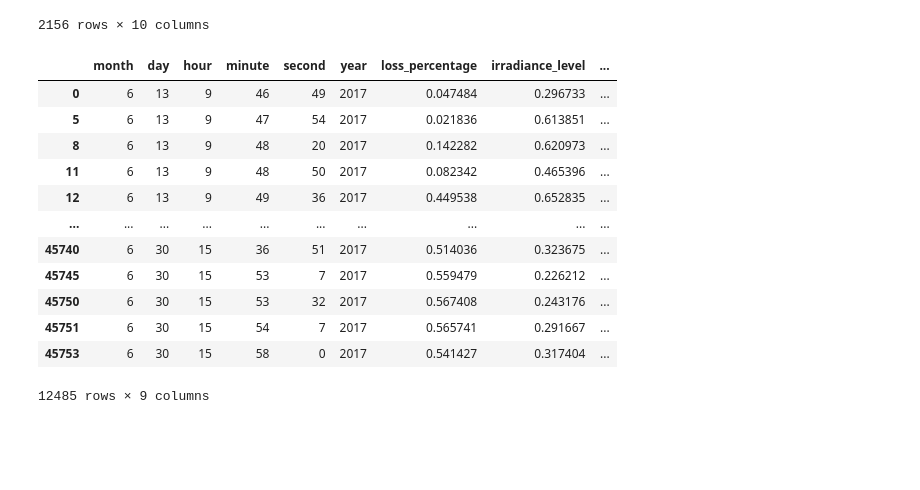
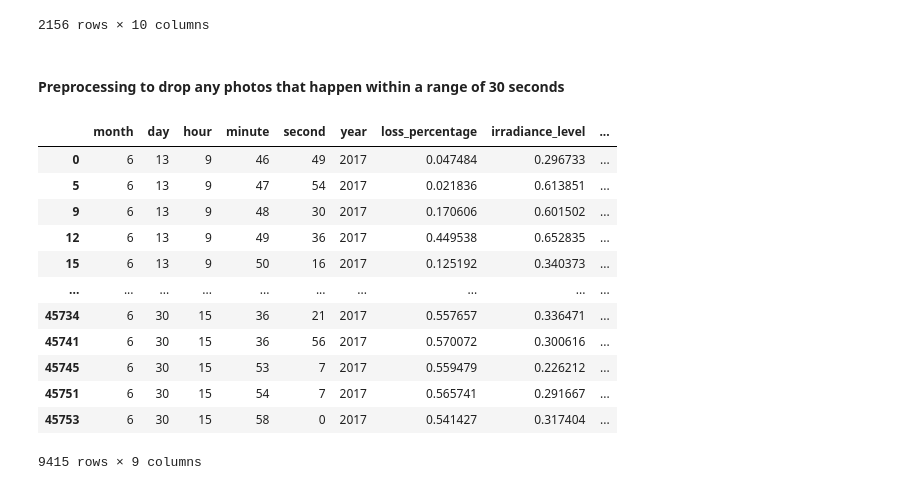
Before and after one commit to tomasrodriguesf1/CV-Project, a Jupyter notebook: Preprocessing + EDA.ipynb, the cells around one changed output. Saved outputs shown, nothing was run; the diff lists cells and outputs as text; code cells hidden in the pictures; blank space fills up the shorter version.

```diff
--- a/Preprocessing + EDA.ipynb
+++ b/Preprocessing + EDA.ipynb
@@ -92,0 +114,20 @@ for column in columns_to_convert:
+# %%
+# Set the bin width
+bin_width = 0.1
+
+# Create bins from 0 to 1 with a step of bin_width
+bins = np.arange(0, 1.1, bin_width)
+
+# Count occurrences in each bin
+hist, bin_edges = np.histogram(df['loss_percentage'], bins=bins)
+
+# Visualize the histogram
+plt.bar(bins[:-1], hist, width=bin_width, align='edge', edgecolor='black')
+plt.xlabel('Loss Percentage Bins')
+plt.ylabel('Count')
+plt.title('Histogram of Loss Percentages')
+plt.show()
+
+# Display the results
+for i in range(len(hist)):
+    print(f"Bin {bins[i]:.1f} - {bins[i+1]:.1f}: {hist[i]} counts")
@@ -147,39 +226,39 @@ filtered_df
 | 45751 | 6 | 30 | 15 | 54 | 7 | 2017 | 0.565741 | 0.291667 | ... |
 | 45753 | 6 | 30 | 15 | 58 | 0 | 2017 | 0.541427 | 0.317404 | ... |
 2156 rows × 10 columns
+# %% [markdown]
+#### Preprocessing to drop any photos that happen within a range of 30 seconds
 # %%
-
 df_copy = df.copy()
-
 
 # Initialize a list to store the indices to keep
 indices_to_keep = [df.index[0]]
 
 # Iterate through the DataFrame and keep rows that are more than 20 seconds apart
 for i in range(1, len(df)):
     time_difference = (df['timestamp'].iloc[i] - df['timestamp'].iloc[indices_to_keep[-1]]).seconds
-    if time_difference > 20:
+    if time_difference > 30:
         indices_to_keep.append(i)
 
 # Filter the DataFrame based on the selected indices
 filtered_df = df.loc[indices_to_keep]
 
 # Drop the timestamp column if you don't need it in the final result
 filtered_df = filtered_df.drop(columns='timestamp')
 
 # Print the result
 filtered_df
 # %% [output]
 |  | month | day | hour | minute | second | year | loss_percentage | irradiance_level | ... |
 | 0 | 6 | 13 | 9 | 46 | 49 | 2017 | 0.047484 | 0.296733 | ... |
 | 5 | 6 | 13 | 9 | 47 | 54 | 2017 | 0.021836 | 0.613851 | ... |
-| 8 | 6 | 13 | 9 | 48 | 20 | 2017 | 0.142282 | 0.620973 | ... |
-| 11 | 6 | 13 | 9 | 48 | 50 | 2017 | 0.082342 | 0.465396 | ... |
+| 9 | 6 | 13 | 9 | 48 | 30 | 2017 | 0.170606 | 0.601502 | ... |
 | 12 | 6 | 13 | 9 | 49 | 36 | 2017 | 0.449538 | 0.652835 | ... |
+| 15 | 6 | 13 | 9 | 50 | 16 | 2017 | 0.125192 | 0.340373 | ... |
 | ... | ... | ... | ... | ... | ... | ... | ... | ... | ... |
-| 45740 | 6 | 30 | 15 | 36 | 51 | 2017 | 0.514036 | 0.323675 | ... |
+| 45734 | 6 | 30 | 15 | 36 | 21 | 2017 | 0.557657 | 0.336471 | ... |
+| 45741 | 6 | 30 | 15 | 36 | 56 | 2017 | 0.570072 | 0.300616 | ... |
 | 45745 | 6 | 30 | 15 | 53 | 7 | 2017 | 0.559479 | 0.226212 | ... |
-| 45750 | 6 | 30 | 15 | 53 | 32 | 2017 | 0.567408 | 0.243176 | ... |
 | 45751 | 6 | 30 | 15 | 54 | 7 | 2017 | 0.565741 | 0.291667 | ... |
 | 45753 | 6 | 30 | 15 | 58 | 0 | 2017 | 0.541427 | 0.317404 | ... |
-12485 rows × 9 columns
+9415 rows × 9 columns
```
Also changed, not shown: parts of 9 cells of this notebook, 1 other file.
